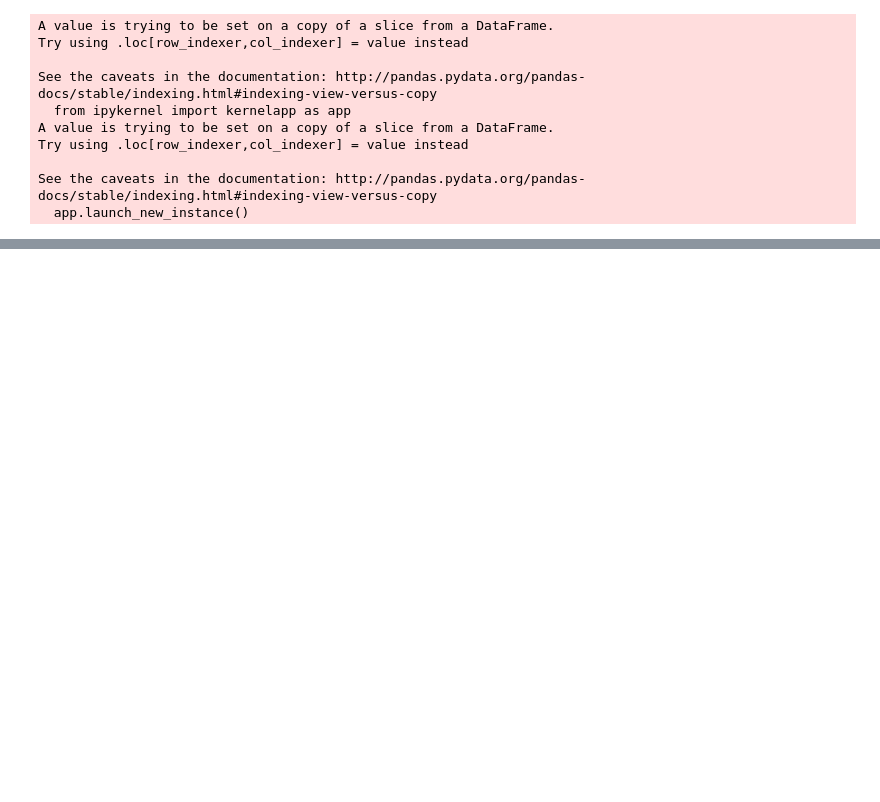
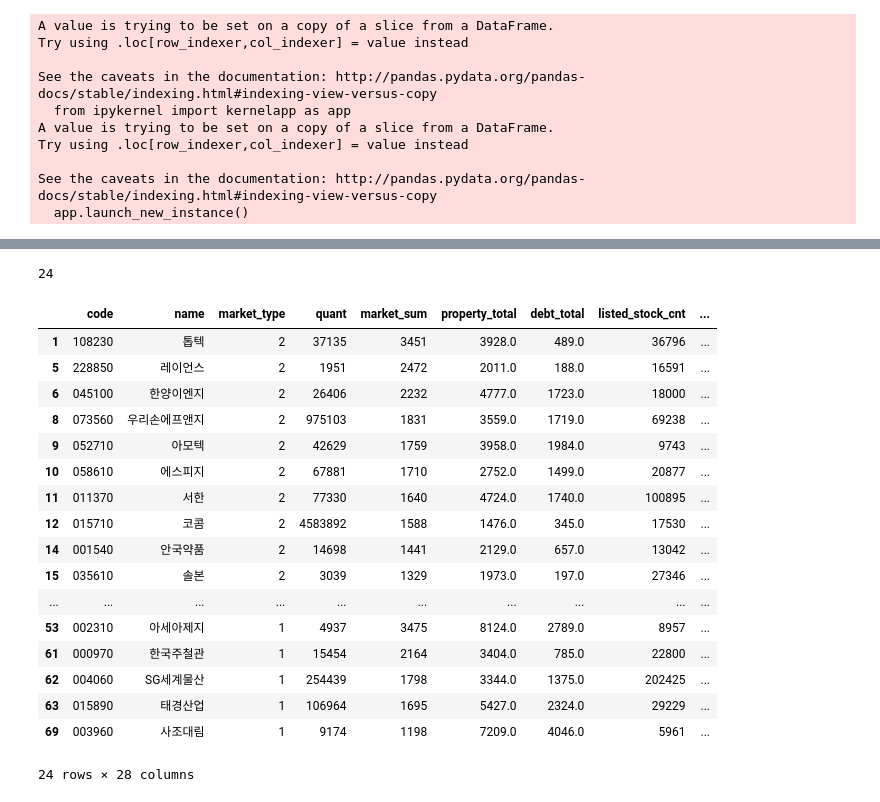
Before and after one commit to daesik82/GoldSpoon, a Jupyter notebook: fscore_2019May.ipynb, the cells around one changed output, grey strips where cells are left out. Drawn from its saved outputs; the diff is of its cells as text; code cells hidden in the pictures; blank space fills up the shorter version.

```diff
--- a/fscore_2019May.ipynb
+++ b/fscore_2019May.ipynb
@@ -728,0 +966,3 @@ len(df_fs_2019)
+# %%
+df_market_sum_kospi_top = df_bm_kospi.query('market_sum_decile > 5')
+df_market_sum_kosdaq_top = df_bm_kosdaq.query('market_sum_decile > 5')
@@ -728,0 +971,2 @@ len(df_fs_2019)
+# %%
+df_mkt_sum_top = pd.concat([df_market_sum_kosdaq_top, df_market_sum_kospi_top])
@@ -728,0 +975,2 @@ len(df_fs_2019)
+# %%
+df_mkt_sum_top = df_mkt_sum_top.rename(index=str, columns={'id': 'code'})
@@ -728,0 +1010,28 @@ len(df_fs_2019)
+# %%
+df_00 = pd.merge(df_mkt_sum_top, above_fs9, how='inner', on='code')
+df_11 = df_00[df_00.gpa_decile > 7]
+# %%
+len(df_11)
+# %% [output]
+24
+# %%
+df_11
+# %% [output]
+|  | code | name | market_type | quant | market_sum | property_total | debt_total | listed_stock_cnt | ... |
+| 1 | 108230 | 톱텍 | 2 | 37135 | 3451 | 3928.0 | 489.0 | 36796 | ... |
+| 5 | 228850 | 레이언스 | 2 | 1951 | 2472 | 2011.0 | 188.0 | 16591 | ... |
+| 6 | 045100 | 한양이엔지 | 2 | 26406 | 2232 | 4777.0 | 1723.0 | 18000 | ... |
+| 8 | 073560 | 우리손에프앤지 | 2 | 975103 | 1831 | 3559.0 | 1719.0 | 69238 | ... |
+| 9 | 052710 | 아모텍 | 2 | 42629 | 1759 | 3958.0 | 1984.0 | 9743 | ... |
+| 10 | 058610 | 에스피지 | 2 | 67881 | 1710 | 2752.0 | 1499.0 | 20877 | ... |
+| 11 | 011370 | 서한 | 2 | 77330 | 1640 | 4724.0 | 1740.0 | 100895 | ... |
+| 12 | 015710 | 코콤 | 2 | 4583892 | 1588 | 1476.0 | 345.0 | 17530 | ... |
+| 14 | 001540 | 안국약품 | 2 | 14698 | 1441 | 2129.0 | 657.0 | 13042 | ... |
+| 15 | 035610 | 솔본 | 2 | 3039 | 1329 | 1973.0 | 197.0 | 27346 | ... |
+| ... | ... | ... | ... | ... | ... | ... | ... | ... | ... |
+| 53 | 002310 | 아세아제지 | 1 | 4937 | 3475 | 8124.0 | 2789.0 | 8957 | ... |
+| 61 | 000970 | 한국주철관 | 1 | 15454 | 2164 | 3404.0 | 785.0 | 22800 | ... |
+| 62 | 004060 | SG세계물산 | 1 | 254439 | 1798 | 3344.0 | 1375.0 | 202425 | ... |
+| 63 | 015890 | 태경산업 | 1 | 106964 | 1695 | 5427.0 | 2324.0 | 29229 | ... |
+| 69 | 003960 | 사조대림 | 1 | 9174 | 1198 | 7209.0 | 4046.0 | 5961 | ... |
+24 rows × 28 columns
```
Also changed, not shown: parts of 84 cells of this notebook, 4 other files.
